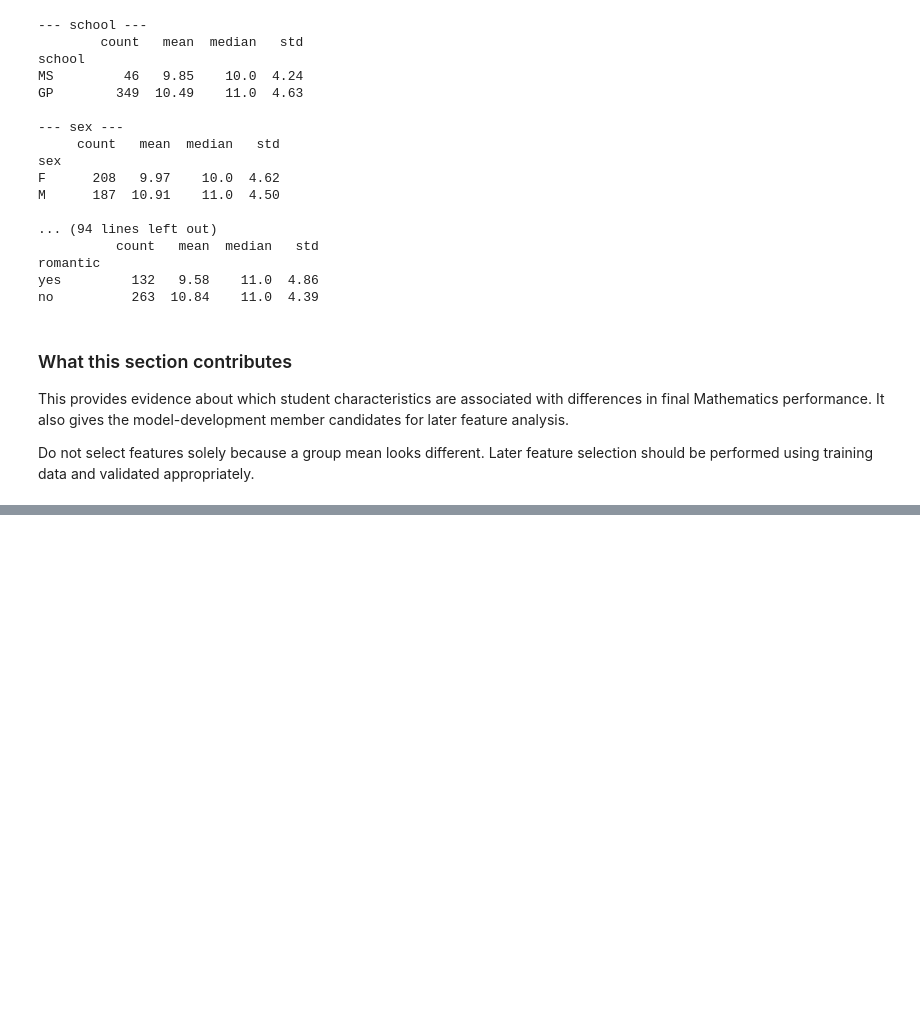
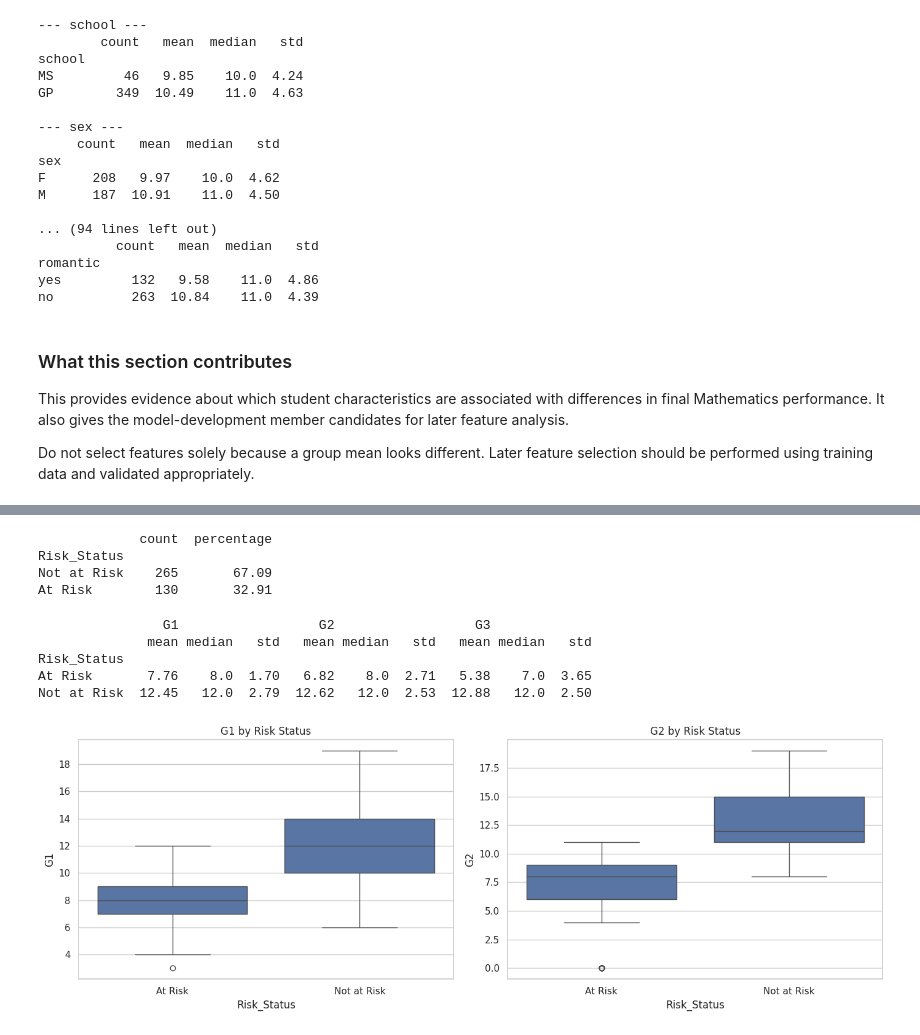
Before and after one commit to dealwisca-dot/Early-Identification-of-At-Risk-Students, a Jupyter notebook: EDA.ipynb, the cells around one changed output, grey strips where cells are left out. Saved outputs shown, nothing was run; the diff lists cells and outputs as text; code cells hidden in the pictures; blank space fills up the shorter version.

```diff
--- a/EDA.ipynb
+++ b/EDA.ipynb
@@ -802,0 +809,53 @@ Do not select features solely because a group mean looks different. Later featur
+# %%
+# ============================================================
+# 24. Temporary EDA risk label using the candidate threshold
+# ============================================================
+RISK_THRESHOLD = 10
+
+eda = df.copy()
+eda["Risk_Status"] = np.where(
+    eda["G3"] < RISK_THRESHOLD,
+    "At Risk",
+    "Not at Risk"
+)
+
+print(
+    eda["Risk_Status"]
+      .value_counts()
+      .to_frame("count")
+      .assign(percentage=lambda x: (x["count"] / len(eda) * 100).round(2))
+)
+# %% [output]
+             count  percentage
+Risk_Status
+Not at Risk    265       67.09
+At Risk        130       32.91
+# %%
+# ============================================================
+# 25. Academic performance by risk group
+# ============================================================
+risk_grade_summary = (
+    eda.groupby("Risk_Status")[["G1", "G2", "G3"]]
+       .agg(["mean", "median", "std"])
+       .round(2)
+)
+
+print(risk_grade_summary)
+
+fig, axes = plt.subplots(1, 2, figsize=(14, 5))
+
+sns.boxplot(data=eda, x="Risk_Status", y="G1", ax=axes[0])
+axes[0].set_title("G1 by Risk Status")
+
+sns.boxplot(data=eda, x="Risk_Status", y="G2", ax=axes[1])
+axes[1].set_title("G2 by Risk Status")
+
+plt.tight_layout()
+plt.show()
+# %% [output]
+                G1                  G2                  G3
+              mean median   std   mean median   std   mean median   std
+Risk_Status
+At Risk       7.76    8.0  1.70   6.82    8.0  2.71   5.38    7.0  3.65
+Not at Risk  12.45   12.0  2.79  12.62   12.0  2.53  12.88   12.0  2.50
+[figure, added]
```
Also changed, not shown: parts of 4 cells of this notebook.
